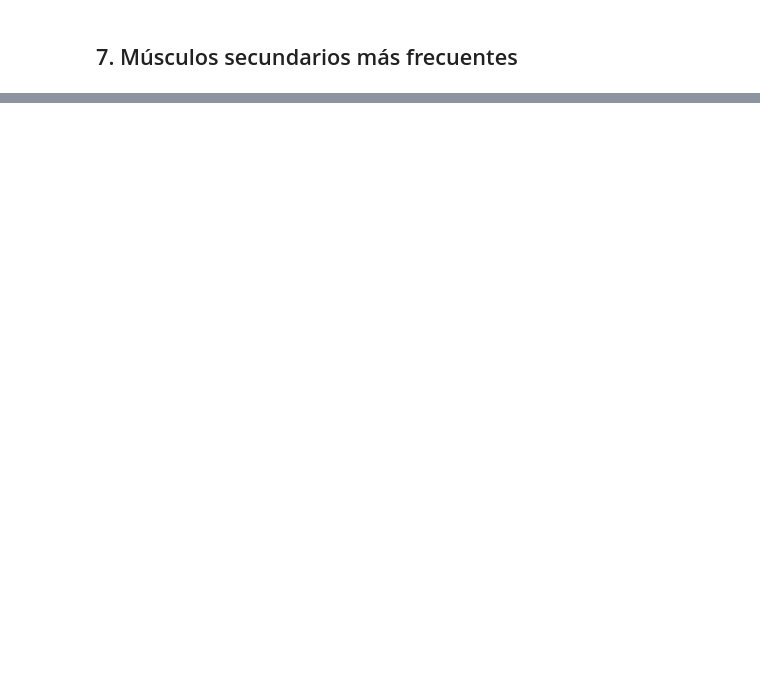
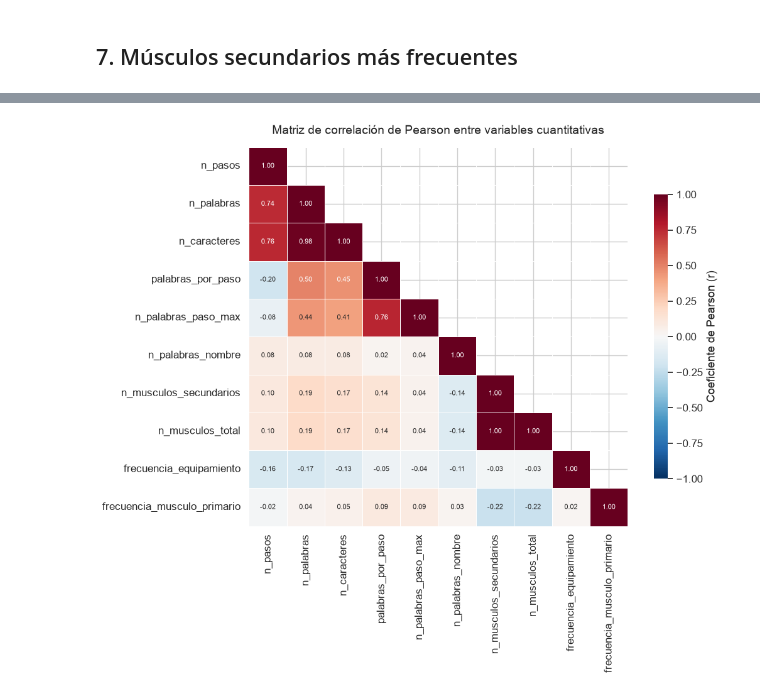
Before and after one commit to Unknumb/proyecto_gym, a Jupyter notebook: notebooks/01_exploratory_data_analysis.ipynb, the cells around one changed output, grey strips where cells are left out. Cells and saved outputs as stored; diff of their text form; code cells hidden in the pictures; blank space fills up the shorter version.

```diff
--- a/notebooks/01_exploratory_data_analysis.ipynb
+++ b/notebooks/01_exploratory_data_analysis.ipynb
@@ -247,0 +559,5 @@ plt.show()
+# %%
+stats = catalog.load("shape_statistics_report")
+stats.style.format(precision=3).background_gradient(
+    subset=["asimetria"], cmap="coolwarm", vmin=-1.5, vmax=1.5
+).set_caption("Estadísticos de forma — tendencia central, dispersión y sesgo")
@@ -247,0 +618,18 @@ plt.show()
+# %%
+corr = catalog.load("correlation_matrix_report").set_index("variable")
+
+fig, ax = plt.subplots(figsize=(11, 9))
+mascara = np.triu(np.ones_like(corr, dtype=bool), k=1)
+
+sns.heatmap(corr, mask=mascara, annot=True, fmt=".2f", cmap="RdBu_r",
+            center=0, vmin=-1, vmax=1, square=True, linewidths=0.5,
+            cbar_kws={"shrink": 0.75, "label": "Coeficiente de Pearson (r)"},
+            annot_kws={"size": 8}, ax=ax)
+
+ax.set_title("Matriz de correlación de Pearson entre variables cuantitativas",
+             fontsize=14, pad=15)
+ax.set_xlabel(""); ax.set_ylabel("")
+fig.tight_layout()
+fig.savefig("data/08_reporting/figures/matriz_correlacion.png", dpi=120, bbox_inches="tight")
+plt.show()
+# %% [output]
@@ -247,0 +638 @@ plt.show()
+[figure, added]
```
Also changed, not shown: parts of 27 cells of this notebook.
